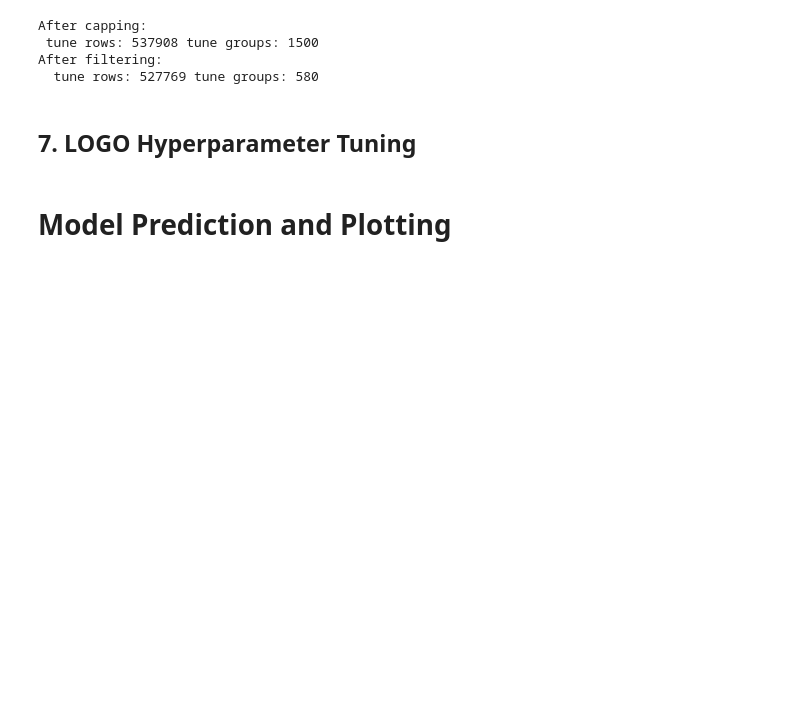
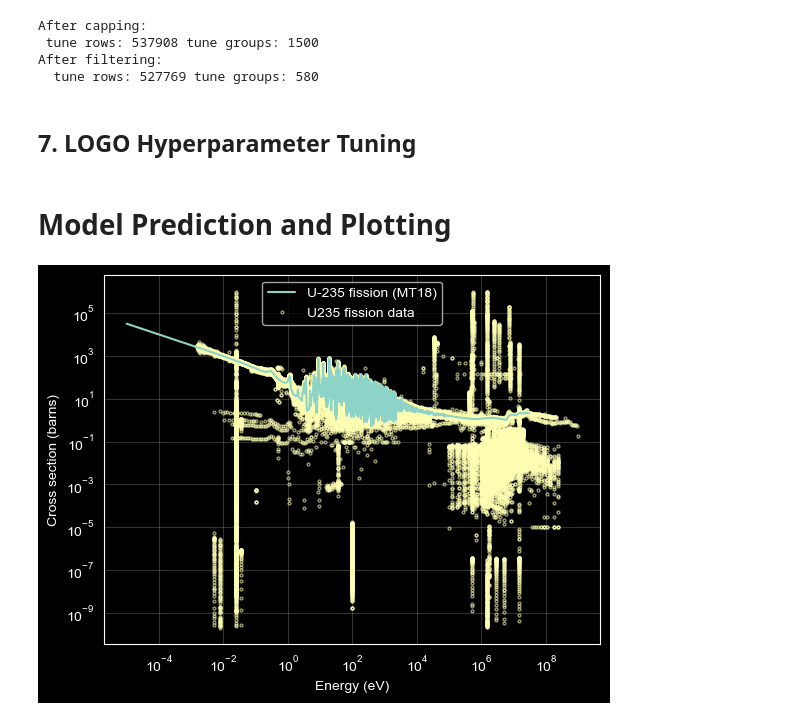
Before and after one commit to nickcampbell225/NUCML-Next, a Jupyter notebook: notebooks/LOGOCV.ipynb, the cells around one changed output. Cells and saved outputs as stored; diff of their text form; code cells hidden in the pictures; blank space fills up the shorter version.

Commit message:
added endf plotting capability

```diff
--- a/notebooks/LOGOCV.ipynb
+++ b/notebooks/LOGOCV.ipynb
@@ -786,3 +788,19 @@ ax.set_yscale("log")
 ax.legend()
 plt.savefig("xgb1.png")
 plt.show()
+# %%
+fig, ax = plt.subplots()
+
+endf_plot(92, 235, 18, "../data/ENDF_B-VIII.1_neutron", ax=ax, show=False, label="U-235 fission (MT18)")
+
+ax.plot(10**X_hold["Energy"], 10**y_hold, 'o',
+        label="U235 fission data",
+        markersize=2,
+        markerfacecolor='none',  # hollow
+        markeredgewidth=1,
+        alpha=0.6,
+        zorder=1)
+ax.legend()
+plt.show()
+# %% [output]
+[figure, added]
```
Also changed, not shown: parts of 1 cell of this notebook, 2 other files.
